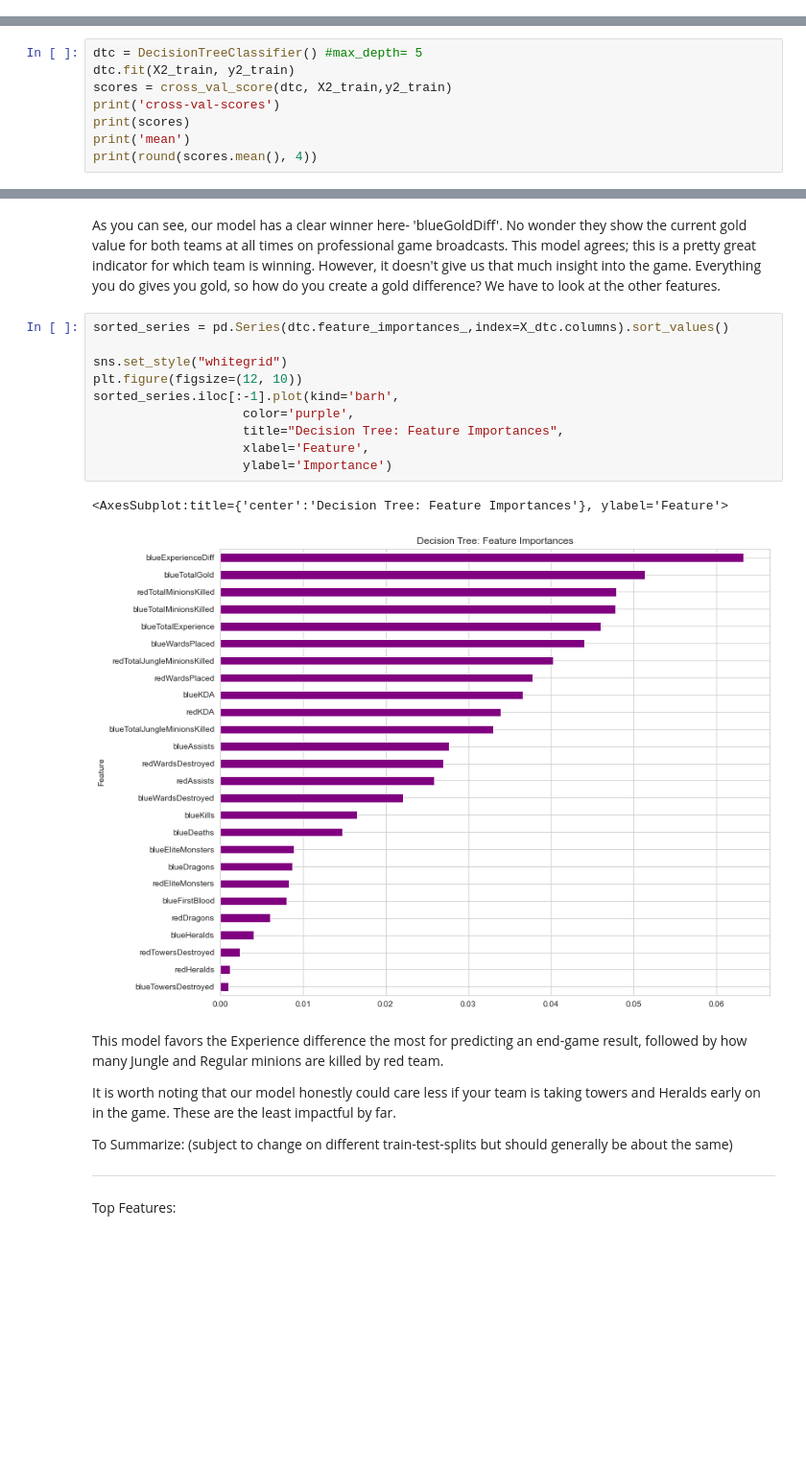
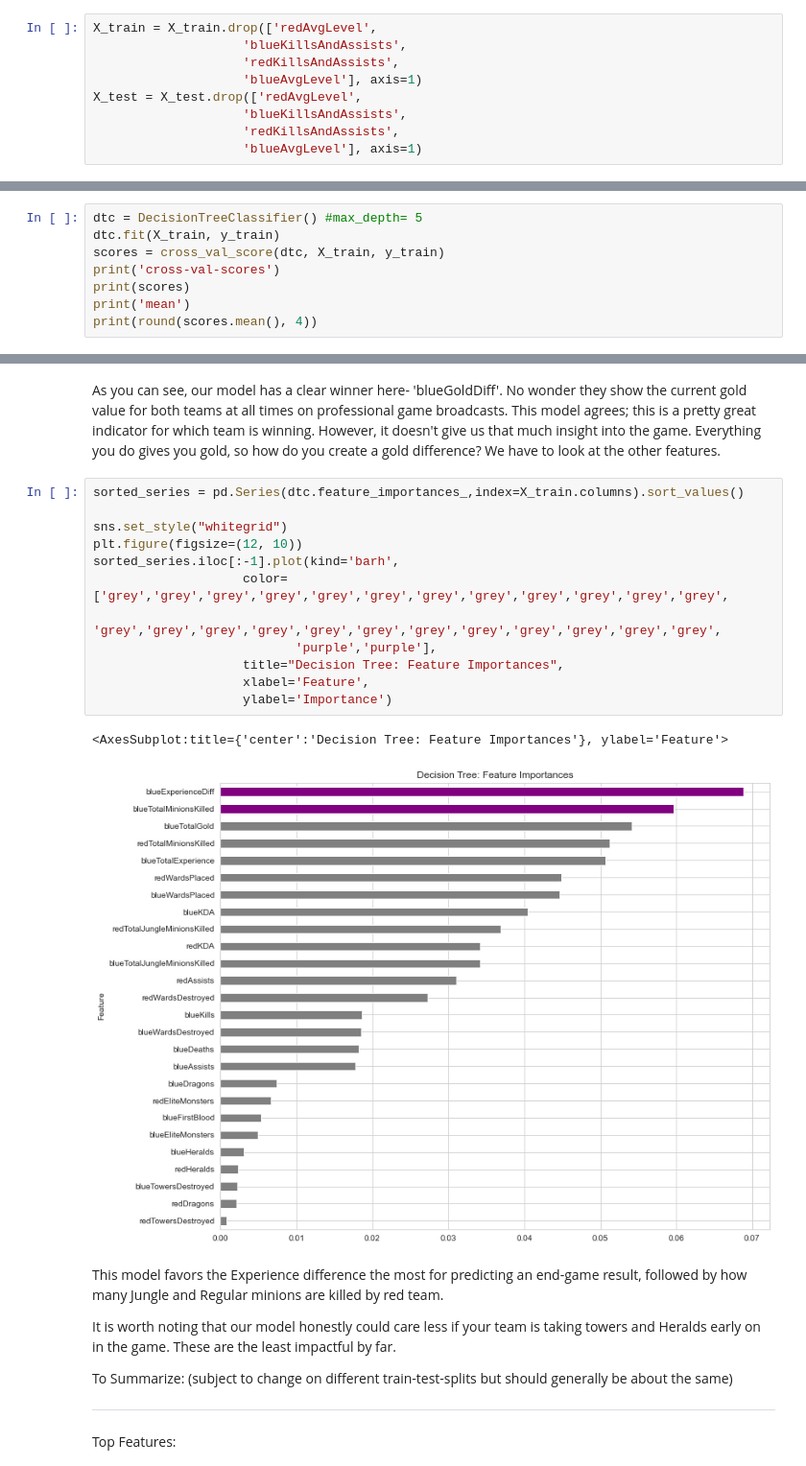
Before and after one commit to ewehmueller/lol-classification, a Jupyter notebook: league-analysis.ipynb, the cells around one changed output, grey strips where cells are left out. Shown at 96% size. Saved outputs shown, nothing was run; the diff lists cells and outputs as text; blank space fills up the shorter version.

```diff
--- a/league-analysis.ipynb
+++ b/league-analysis.ipynb
@@ -276,6 +287,15 @@ model_df = model_df.drop(['redAvgLevel',
                     'blueKillsAndAssists',
                     'redKillsAndAssists',
                     'blueAvgLevel'], axis=1)
+# %%
+X_train = X_train.drop(['redAvgLevel',
+                    'blueKillsAndAssists',
+                    'redKillsAndAssists',
+                    'blueAvgLevel'], axis=1)
+X_test = X_test.drop(['redAvgLevel',
+                    'blueKillsAndAssists',
+                    'redKillsAndAssists',
+                    'blueAvgLevel'], axis=1)
 # %%
 corr = model_df.corr()
 plt.figure(figsize=(15,10))
@@ -299,7 +308,7 @@ X2_train.shape, X2_test.shape, y2_train.shape, y2_test.shape
 # %%
 dtc = DecisionTreeClassifier() #max_depth= 5
-dtc.fit(X2_train, y2_train)
-scores = cross_val_score(dtc, X2_train,y2_train)
+dtc.fit(X_train, y_train)
+scores = cross_val_score(dtc, X_train, y_train)
 print('cross-val-scores')
 print(scores)
 print('mean')
@@ -347,18 +381,20 @@ ax.set(
 # %% [markdown]
 As you can see, our model has a clear winner here- 'blueGoldDiff'.  No wonder they show the current gold value for both teams at all times on professional game broadcasts.  This model agrees; this is a pretty great indicator for which team is winning. However, it doesn't give us that much insight into the game.  Everything you do gives you gold, so how do you create a gold difference? We have to look at the other features.
 # %%
-sorted_series = pd.Series(dtc.feature_importances_,index=X_dtc.columns).sort_values()
+sorted_series = pd.Series(dtc.feature_importances_,index=X_train.columns).sort_values()
 
 sns.set_style("whitegrid")
 plt.figure(figsize=(12, 10))
 sorted_series.iloc[:-1].plot(kind='barh',
-                    color='purple',
+                    color=['grey','grey','grey','grey','grey','grey','grey','grey','grey','grey','grey','grey',
+                           'grey','grey','grey','grey','grey','grey','grey','grey','grey','grey','grey','grey',
+                           'purple','purple'],
                     title="Decision Tree: Feature Importances",
                     xlabel='Feature',
                     ylabel='Importance')
 # %% [output]
 <AxesSubplot:title={'center':'Decision Tree: Feature Importances'}, ylabel='Feature'>
-[figure, old version]
+[figure, new version]
 # %% [markdown]
 This model favors the Experience difference the most for predicting an end-game result, followed by how many Jungle and Regular minions are killed by red team.
 
```
Also changed, not shown: parts of 23 cells of this notebook.
